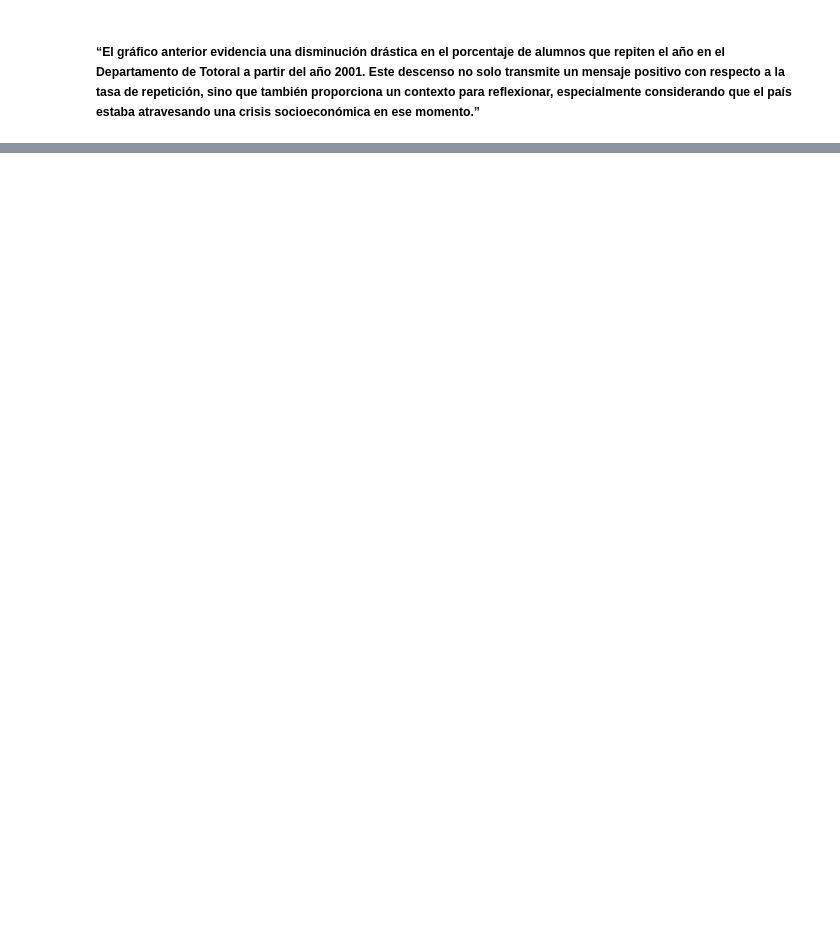
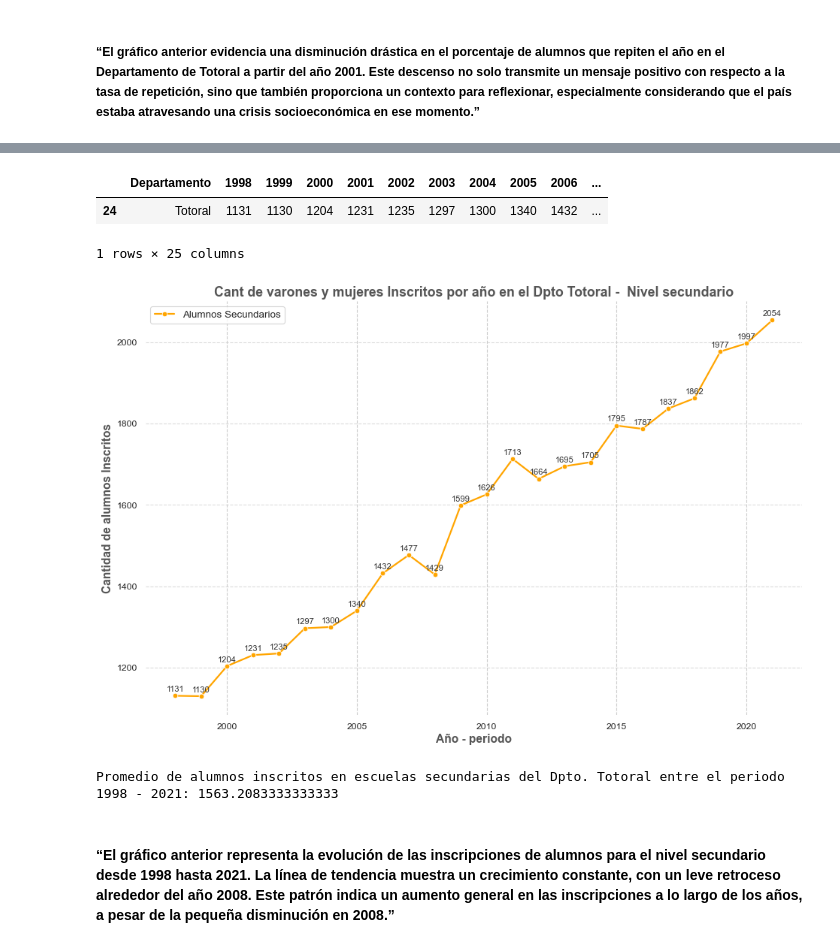
Before and after one commit to RenzoReyna88/Python-for-dataanalysis, a Jupyter notebook: investigacion-sistema-educativo-Cba/data.ipynb, the cells around one changed output, grey strips where cells are left out. Cells and saved outputs as stored; diff of their text form; code cells hidden in the pictures; blank space fills up the shorter version.

```diff
--- a/investigacion-sistema-educativo-Cba/data.ipynb
+++ b/investigacion-sistema-educativo-Cba/data.ipynb
@@ -460,0 +355,57 @@ plt.show()
+# %%
+# Crear Dataframe para alumnos matriculados de esceulas sencundarias en el Dpto. Totoral
+
+df_alumnos_matriculados_secundario_totoral= pd.DataFrame(df_alumnos_matriculados_secundario_dpto_totoral)
+
+df_alumnos_matriculados_secundario_totoral.T
+# %% [output]
+|  | Departamento | 1998 | 1999 | 2000 | 2001 | 2002 | 2003 | 2004 | 2005 | 2006 | ... |
+| 24 | Totoral | 1131 | 1130 | 1204 | 1231 | 1235 | 1297 | 1300 | 1340 | 1432 | ... |
+1 rows × 25 columns
+# %%
+cant_alumnos_secundario= [1131, 1130, 1204, 1231, 1235, 1297, 1300, 1340, 1432, 1477, 1429, 1599, 1626, 1713,
+                          1664, 1695, 1705, 1795, 1787, 1837, 1862, 1977, 1997, 2054]
+
+cant_alumnos_año = [1998, 1999, 2000, 2001, 2002, 2003, 2004, 2005, 2006, 2007, 2008, 2009, 2010, 2011, 2012,
+                    2013, 2014, 2015, 2016, 2017, 2018, 2019, 2020, 2021]
+# Estilo de Seaborn para mejorar la estética
+sns.set(style="whitegrid", rc={"grid.linestyle": '--'})
+
+# Tamaño de la figura y la resolución
+fig, ax = plt.subplots(figsize=(12, 8), dpi=80)
+
+# Crear el gráfico de líneas
+line = sns.lineplot(x=cant_alumnos_año, y=cant_alumnos_secundario, marker='o', color='orange', linewidth=2, label='Alumnos Secundarios')
+
+# Añadir etiquetas y título
+plt.xlabel('Año - periodo', fontsize=14, fontweight='bold', color='#555555')
+plt.ylabel('Cantidad de alumnos Inscritos', fontsize=14, fontweight='bold', color='#555555')
+plt.title('Cant de varones y mujeres Inscritos por año en el Dpto Totoral -  Nivel secundario', fontsize=16, fontweight='bold', color='#555555')
+
+# Añadir etiquetas a los puntos de datos
+for i, txt in enumerate(cant_alumnos_secundario):
+    plt.annotate(txt, (cant_alumnos_año[i], cant_alumnos_secundario[i]), textcoords="offset points", xytext=(0,5), ha='center', fontsize=10, color='#333333')
+
+plt.legend(fontsize=12)
+
+# Añadir una rejilla para mejor lectura
+plt.grid(axis='y', linestyle='--', alpha=0.7)
+
+# Eliminar bordes innecesarios
+plt.box(False)
+
+# Agregar color de fondo
+ax.set_facecolor('#f3f3f3')
+
+# Mostrar el gráfico
+plt.tight_layout()
+plt.show()
+
+promedio_inscritos= np.mean(cant_alumnos_secundario)
+
+print(f'Promedio de alumnos inscritos en escuelas secundarias del Dpto. Totoral entre el periodo 1998 - 2021: {promedio_inscritos}')
+# %% [output]
+[figure, added]
+Promedio de alumnos inscritos en escuelas secundarias del Dpto. Totoral entre el periodo 1998 - 2021: 1563.2083333333333
+# %% [markdown]
+#### “El gráfico anterior representa la evolución de las inscripciones de alumnos para el nivel secundario desde 1998 hasta 2021. La línea de tendencia muestra un crecimiento constante, con un leve retroceso alrededor del año 2008. Este patrón indica un aumento general en las inscripciones a lo largo de los años, a pesar de la pequeña disminución en 2008.”
```
Also changed, not shown: parts of 52 cells of this notebook, 3 other files.
